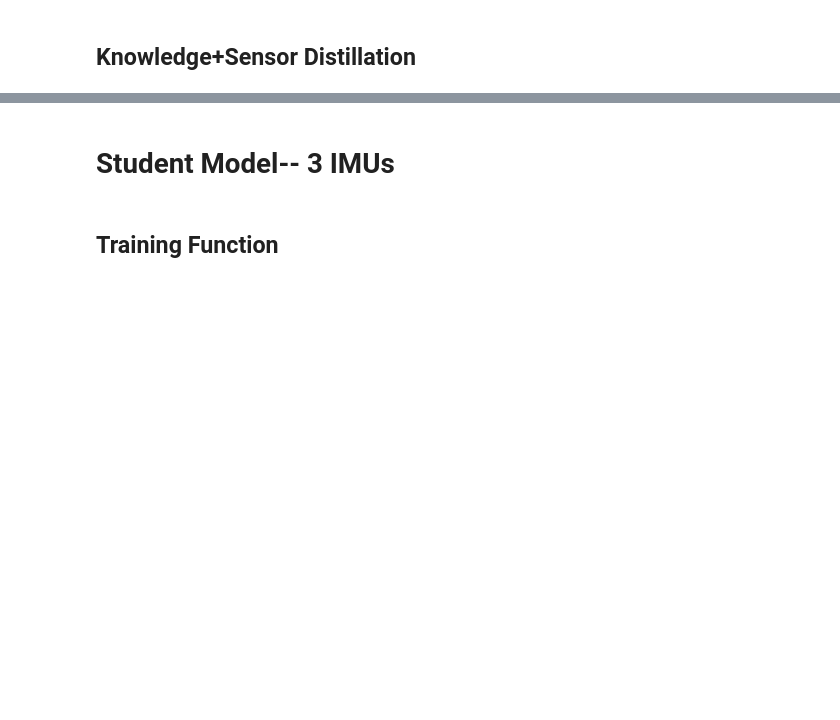
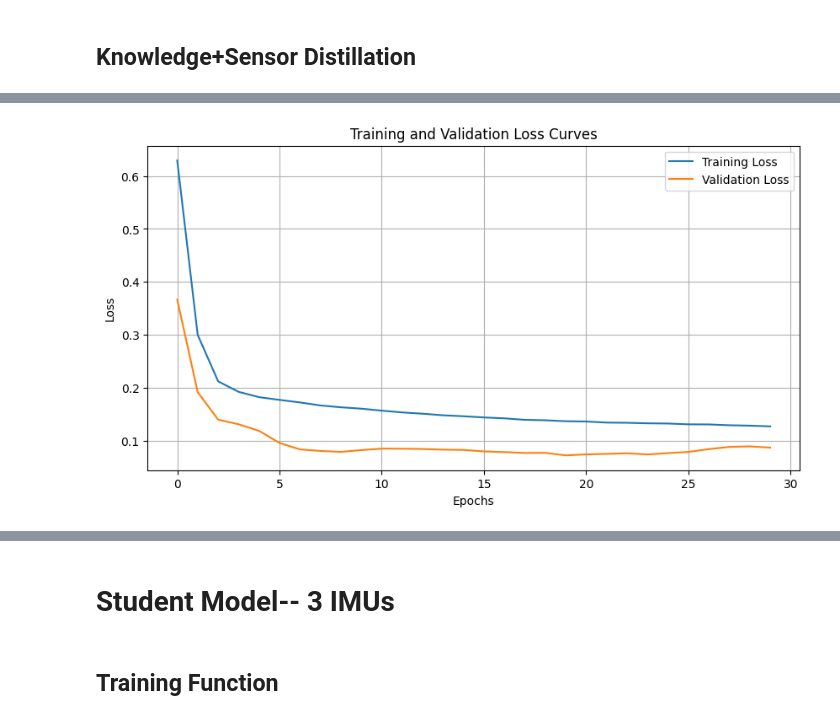
Before and after one commit to stevenc15/SD1-project, a Jupyter notebook: ml/examples/Vanilla_SD.ipynb, the cells around one changed output, grey strips where cells are left out. Drawn from its saved outputs; the diff is of its cells as text; code cells hidden in the pictures; blank space fills up the shorter version.

```diff
--- a/ml/examples/Vanilla_SD.ipynb
+++ b/ml/examples/Vanilla_SD.ipynb
@@ -2093,9 +2203,10 @@ class student_2_KD(nn.Module):
 lr = 0.001
 student = student_2_KD(6,6)
 
-teacher_trained= teacher(24,24,8)
+teacher_trained= teacher(21,21,3)
 teacher_trained.load_state_dict(torch.load('model_teacher.pth'))
 teacher_trained.to(device)
 
 
 student_KD= train_student_2(device, train_loader, val_loader, lr,40, student, 'student_2_KD.pth', teacher_trained)
+# %% [output]
@@ -2102,3 +2230,4 @@ student_KD= train_student_2(device, train_loader, val_loader, lr,40, student, 's
+[figure, added]
 # %%
 mm_student_1= student_2_KD(6,6)
 mm_student_1.load_state_dict(torch.load('student_2_KD.pth'))
```
Also changed, not shown: parts of 36 cells of this notebook, 11 other files.
